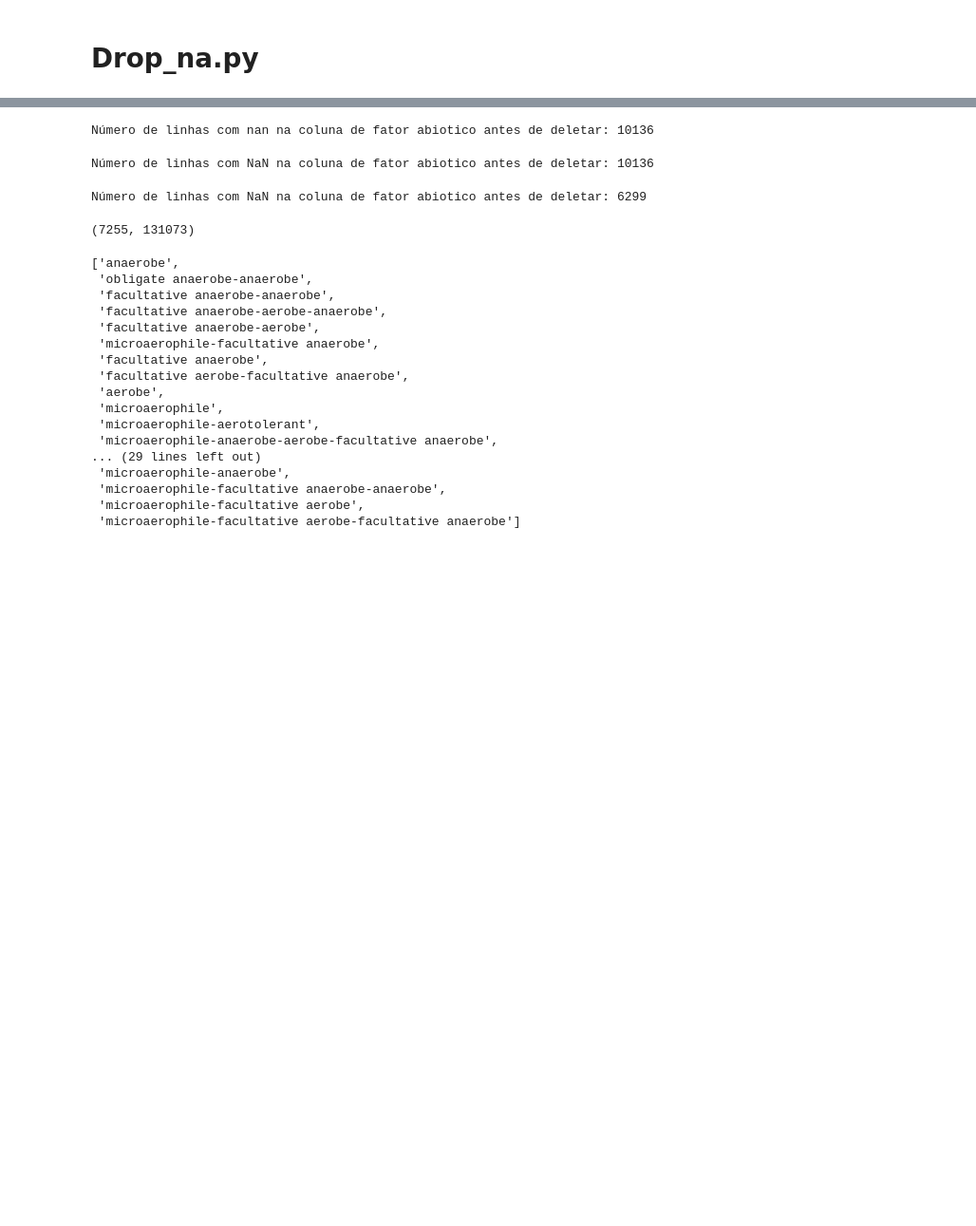
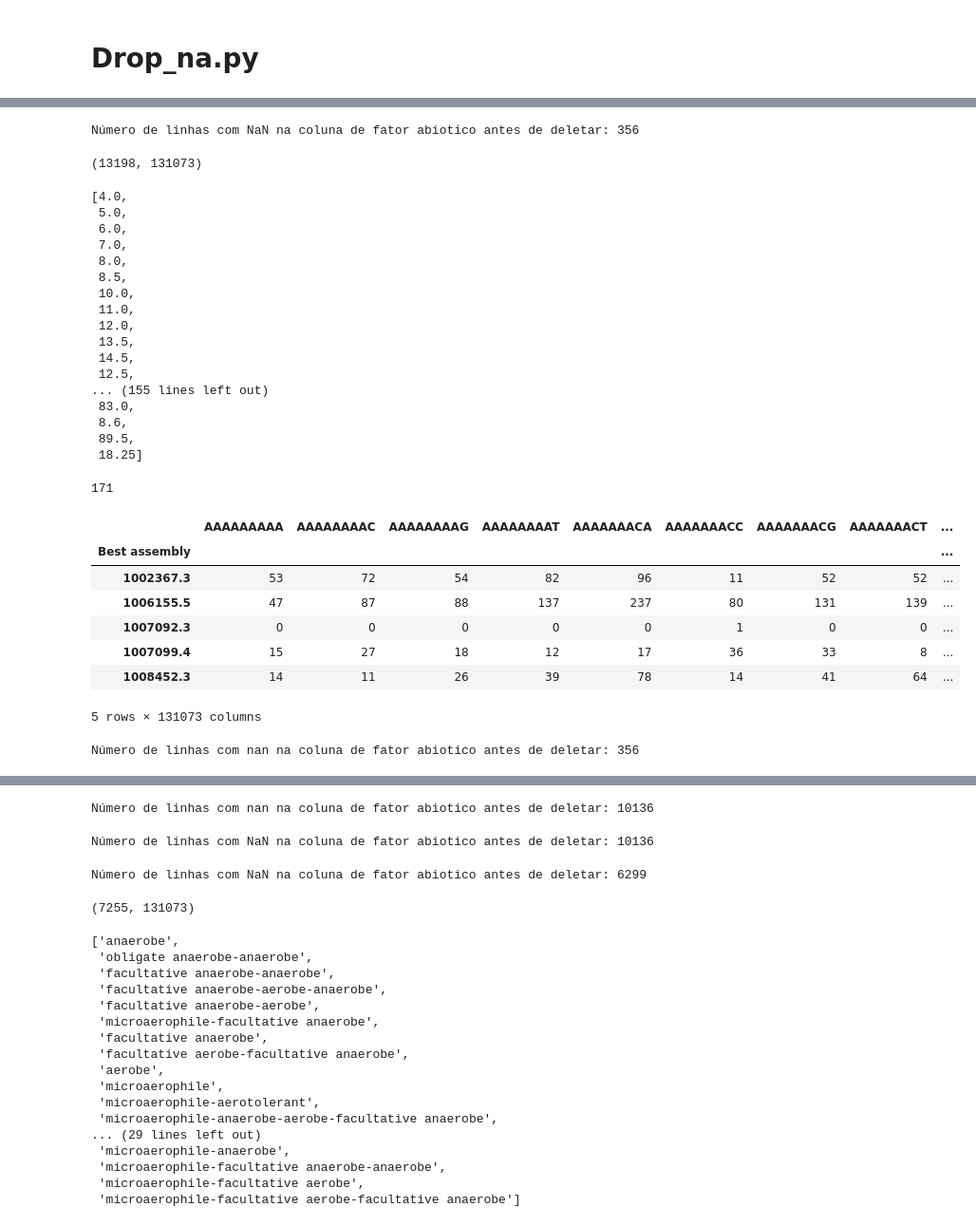
Before and after one commit to ProfHeydeFranca/BacterialData, a Jupyter notebook: run_features/scripts/drop_na-Run_PCA.ipynb, the cells around one changed output, grey strips where cells are left out. Shown at 95% size. Drawn from its saved outputs; the diff is of its cells as text; code cells hidden in the pictures; blank space fills up the shorter version.

Commit message:
ran dropna for all ab factors

```diff
--- a/run_features/scripts/drop_na-Run_PCA.ipynb
+++ b/run_features/scripts/drop_na-Run_PCA.ipynb
@@ -53,0 +58,65 @@ df.shape
+# %%
+#Temperature REGRESSION ##################################################################
+
+#Delete un-wanted columns
+df = df.drop(['Temp all min', 'Temp opt max', 'Temp all max', 'Temp opt min', 'Temp group'], axis=1)
+
+# Contar quantas linhas possuem NaN na coluna de interesse
+nan_count = df['Temp all mean'].isna().sum()
+
+# Imprimir o número de linhas com NaN na coluna de interesse
+print("Número de linhas com NaN na coluna de fator abiotico antes de deletar:", nan_count)
+# %% [output]
+Número de linhas com NaN na coluna de fator abiotico antes de deletar: 356
+# %%
+#Temperature REGRESSION #####################################################################
+
+#Drop rows/isolates with NaN in column of interest
+df_filtered = df.dropna(subset=['Temp all mean'])
+df_filtered.shape
+
+list(set(df_filtered['Temp all mean']))
+len(list(set(df_filtered['Temp all mean'])))
+
+df_filtered.head()
+# %% [output]
+(13198, 131073)
+[4.0,
+ 5.0,
+ 6.0,
+ 7.0,
+ 8.0,
+ 8.5,
+ 10.0,
+ 11.0,
+ 12.0,
+ 13.5,
+ 14.5,
+ 12.5,
+... (155 lines left out)
+ 83.0,
+ 8.6,
+ 89.5,
+ 18.25]
+171
+|  | AAAAAAAAA | AAAAAAAAC | AAAAAAAAG | AAAAAAAAT | AAAAAAACA | AAAAAAACC | AAAAAAACG | AAAAAAACT | ... |
+| Best assembly |  |  |  |  |  |  |  |  | ... |
+| 1002367.3 | 53 | 72 | 54 | 82 | 96 | 11 | 52 | 52 | ... |
+| 1006155.5 | 47 | 87 | 88 | 137 | 237 | 80 | 131 | 139 | ... |
+| 1007092.3 | 0 | 0 | 0 | 0 | 0 | 1 | 0 | 0 | ... |
+| 1007099.4 | 15 | 27 | 18 | 12 | 17 | 36 | 33 | 8 | ... |
+| 1008452.3 | 14 | 11 | 26 | 39 | 78 | 14 | 41 | 64 | ... |
+5 rows × 131073 columns
+# %%
+#Temperature CLASSIFICATION ##################################################################
+
+#Delete un-wanted columns
+df = df.drop(['Temp all min', 'Temp opt max', 'Temp all max', 'Temp all mean', 'Temp opt min'], axis=1)
+
+# Contar quantas linhas possuem NaN na coluna de interesse
+nan_count = len(df[df['Temp group'] == 'nan'])
+
+# Imprimir o número de linhas com NaN na coluna de interesse
+print("Número de linhas com nan na coluna de fator abiotico antes de deletar:", nan_count)
+# %% [output]
+Número de linhas com nan na coluna de fator abiotico antes de deletar: 356
```
Also changed, not shown: parts of 7 cells of this notebook.
